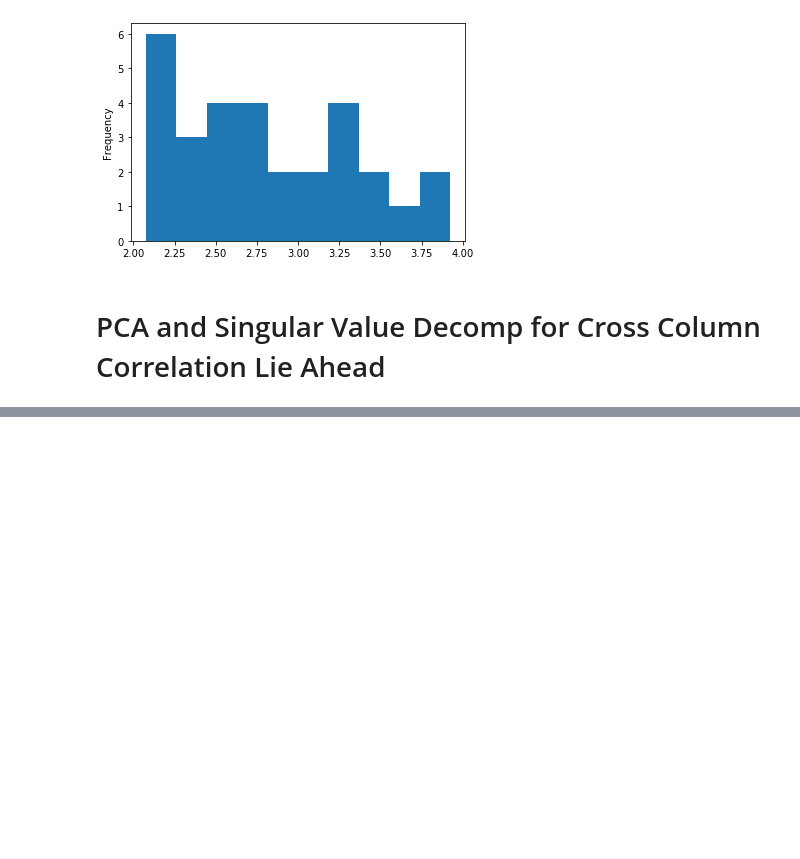
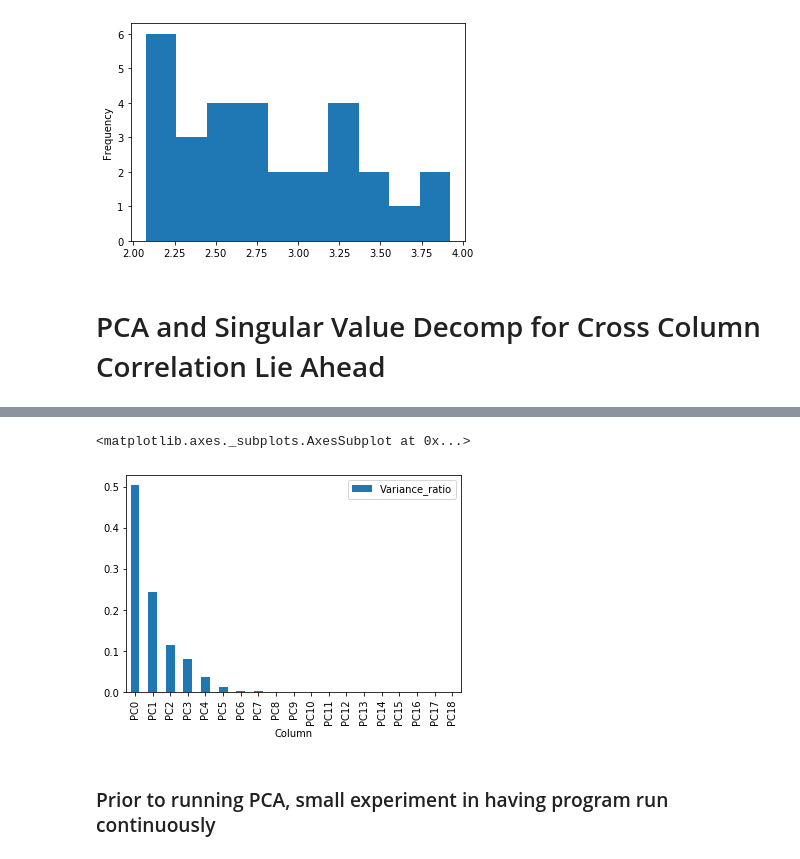
Before and after one commit to gilpasternak35/Likelihood, a Jupyter notebook: likelihood-public.ipynb, the cells around one changed output, grey strips where cells are left out. Cells and saved outputs as stored; diff of their text form; code cells hidden in the pictures; blank space fills up the shorter version.

Commit message:
initial PCA model fitting and variation attributed to certain columns for dimensionality reduction. Starting attempt of having program run continuously on some database

```diff
--- a/likelihood-public.ipynb
+++ b/likelihood-public.ipynb
@@ -259,11 +259,13 @@ fig = m.plot_components(fcst)
 # %% [markdown]
 # Kernel Density Implementation Below
 # %%
-#Reading data in from the web, this is the data that I would like to use to track over the
-#long term and find anomalies
+#obtaining user input
 #https://www.nbastuffer.com/2019-2020-nba-team-stats/
-nam = input()
-frame = pd.read_html(nam)
-frame
+def inp(default = 1):
+    nam = input()
+    frame = pd.read_html(nam)
+    first_table = frame[default]
+    return first_table
+first_table = inp()
 # %% [output]
 https://www.nbastuffer.com/2019-2020-nba-team-stats/
@@ -287,4 +271,0 @@ https://www.nbastuffer.com/2019-2020-nba-team-stats/
-# %%
-#Obtaining the first of the tables on the site
-first_table = frame[1]
-first_table
@@ -494,0 +475,15 @@ Great! Below are your results:
+# %%
+def loader(first_table):
+    # Giving user option to change dataset
+    print("Would you like to change the data set you are working with?")
+    if(input().upper() == "YES"):
+        print("Enter the URL below:")
+        nam = input()
+        frame = pd.read_html(nam)
+        table = frame[0]
+        return table
+    else:
+        return first_table
+first_table = loader(first_table)
+print("\ndataset below:")
+first_table
@@ -494,0 +513,7 @@ Great! Below are your results:
+# %%
+# Finding all numerical components of the table so that pca can function
+tabl = first_table.select_dtypes(include = [np.number])
+tabl = tabl.dropna(1)
+# Creating a PCA object
+pca = PCA(n_components = (tabl.shape[1]))
+tabl
@@ -494,0 +538,11 @@ Great! Below are your results:
+# %%
+# Fitting data and creating plot showing variance of each PC
+pca.fit(tabl)
+infoFrame = pd.DataFrame().assign(Column = ["PC" + str(i) for i in range(tabl.shape[1])], Variance_ratio = pca.explained_variance_ratio_ )
+#Principal component variation visualization
+infoFrame.plot(kind  = "bar", x = "Column", y = "Variance_ratio")
+# %% [output]
+<matplotlib.axes._subplots.AxesSubplot at 0x...>
+[figure, added]
+# %% [markdown]
+### Prior to running PCA, small experiment in having program run continuously
```
Also changed, not shown: parts of 8 cells of this notebook.
